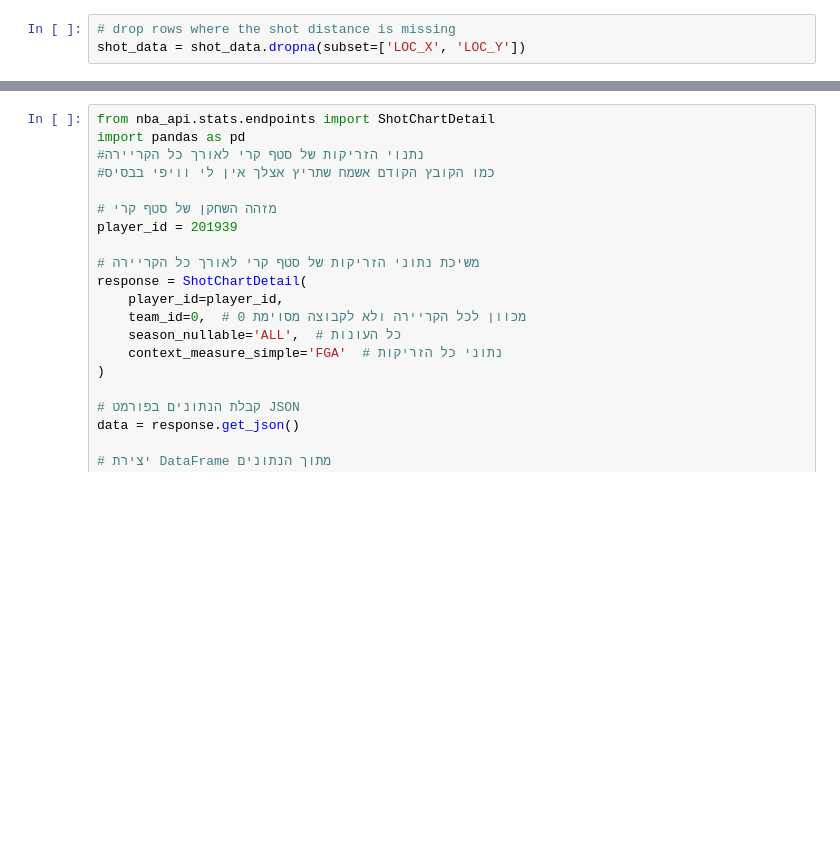
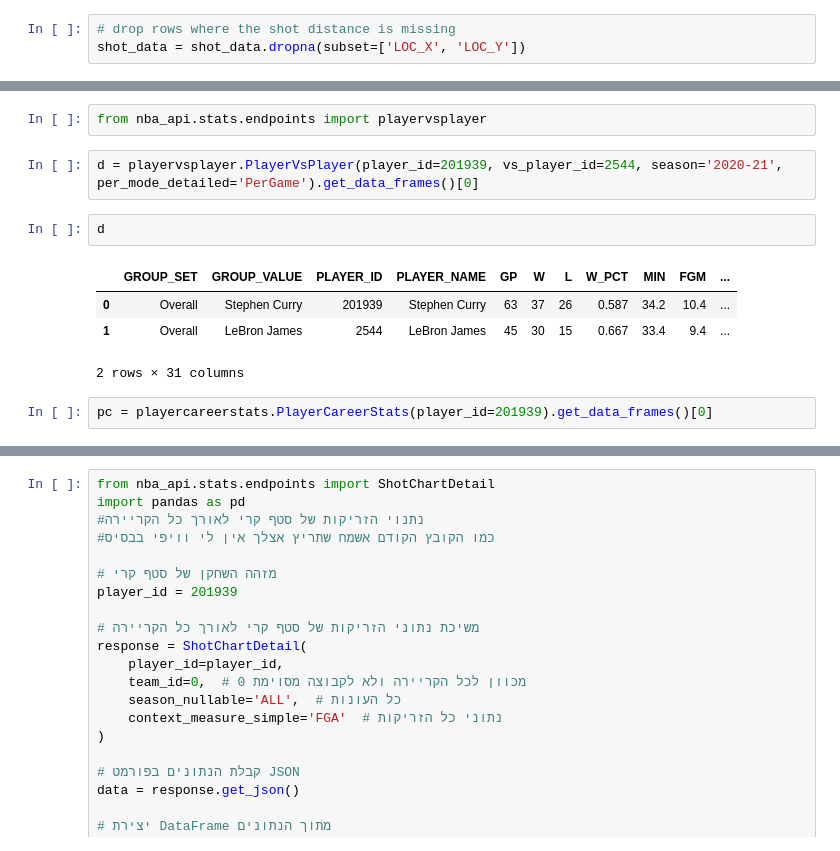
Before and after one commit to BigBabik/Shotpred, a Jupyter notebook: steph_curry_shots.ipynb, the cells around one changed output, grey strips where cells are left out. Cells and saved outputs as stored; diff of their text form; blank space fills up the shorter version.

Commit message:
gather data according to google sheets mapping

```diff
--- a/steph_curry_shots.ipynb
+++ b/steph_curry_shots.ipynb
@@ -49,0 +59,13 @@ fin, finax = pu.plot_shot_scatter(shot_data, plot_title=f'Stephen Curry Shot Cha
+# %%
+from nba_api.stats.endpoints import playervsplayer
+# %%
+d = playervsplayer.PlayerVsPlayer(player_id=201939, vs_player_id=2544, season='2020-21', per_mode_detailed='PerGame').get_data_frames()[0]
+# %%
+d
+# %% [output]
+|  | GROUP_SET | GROUP_VALUE | PLAYER_ID | PLAYER_NAME | GP | W | L | W_PCT | MIN | FGM | ... |
+| 0 | Overall | Stephen Curry | 201939 | Stephen Curry | 63 | 37 | 26 | 0.587 | 34.2 | 10.4 | ... |
+| 1 | Overall | LeBron James | 2544 | LeBron James | 45 | 30 | 15 | 0.667 | 33.4 | 9.4 | ... |
+2 rows × 31 columns
+# %%
+pc = playercareerstats.PlayerCareerStats(player_id=201939).get_data_frames()[0]
```
Also changed, not shown: parts of 6 cells of this notebook, 12 other files.
